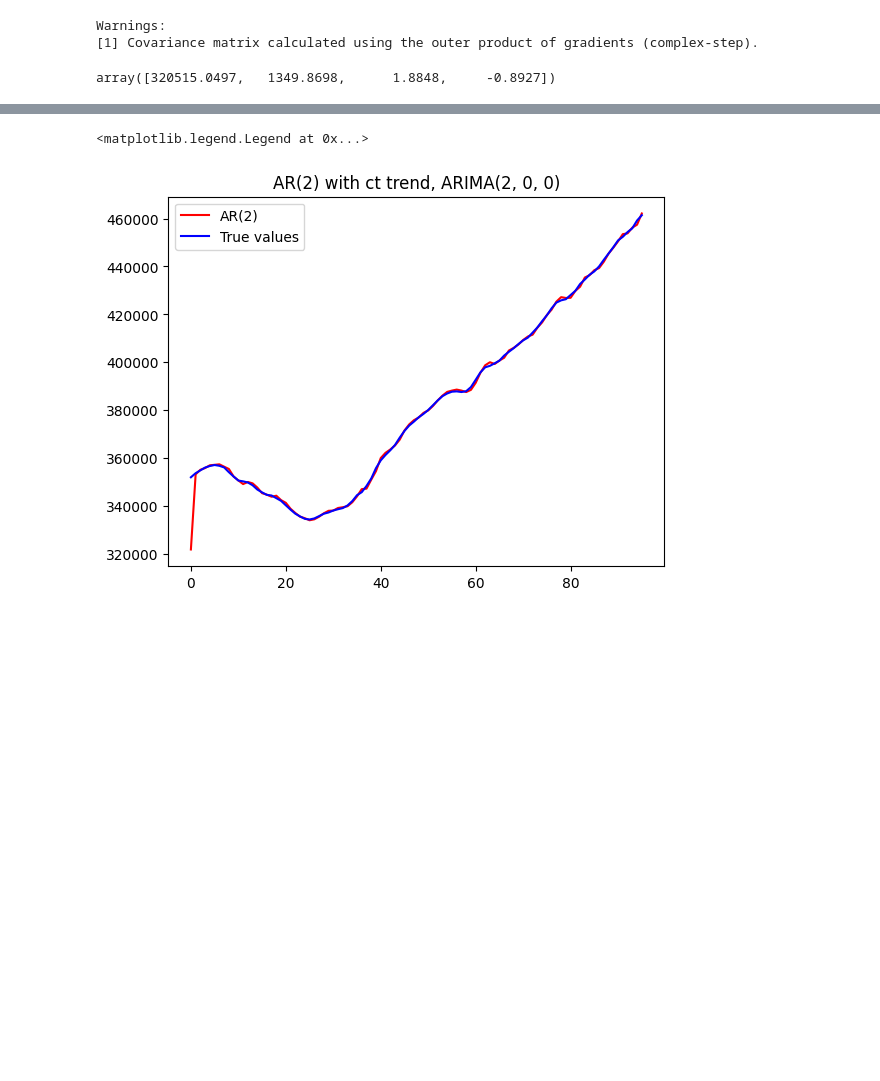
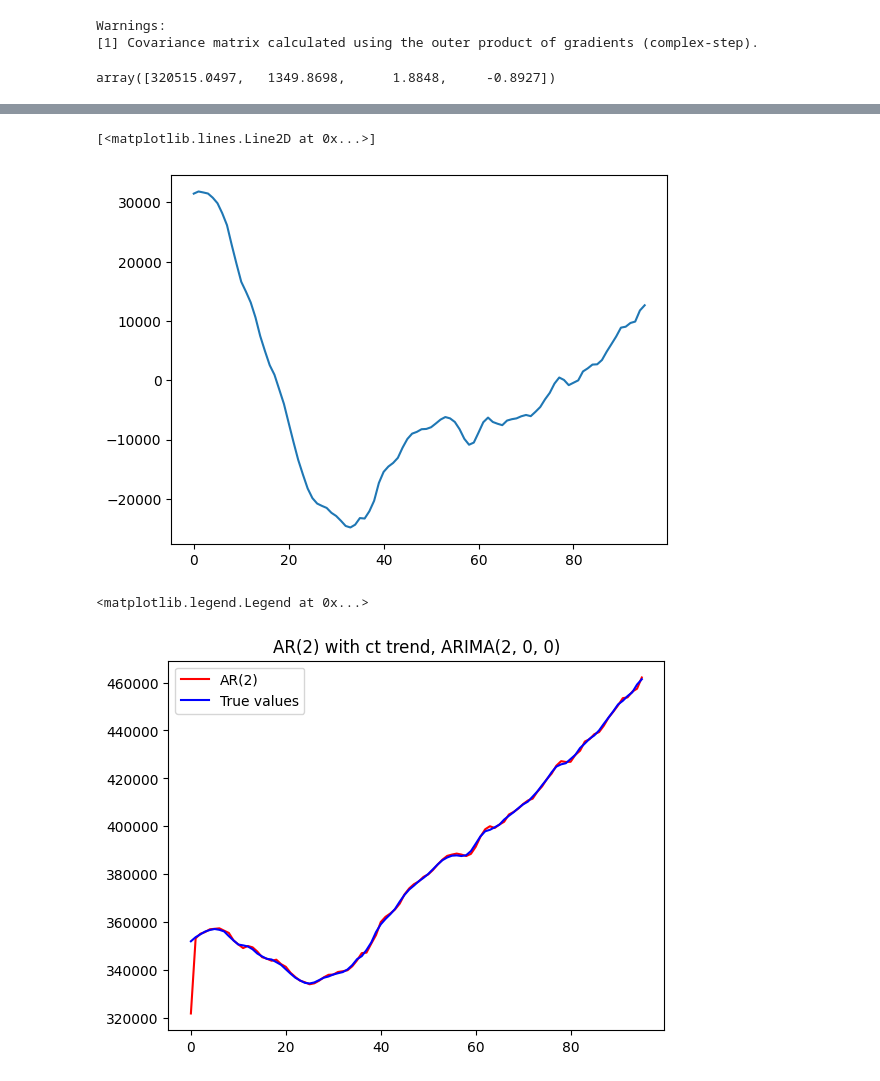
Before and after one commit to adevrent/WQU_DP, a Jupyter notebook: MITx_IDS.S24x/Project 1/Project_1.ipynb, the cells around one changed output, grey strips where cells are left out. Drawn from its saved outputs; the diff is of its cells as text; code cells hidden in the pictures; blank space fills up the shorter version.

Commit message:
Project 1 detrended time series

```diff
--- a/MITx_IDS.S24x/Project 1/Project_1.ipynb
+++ b/MITx_IDS.S24x/Project 1/Project_1.ipynb
@@ -244,3 +246,10 @@ array([320515.0497,   1349.8698,      1.8848,     -0.8927])
+# %%
+t = np.arange(len(train))
+detrended = (train - params[0] - t*params[1])
+plt.plot(detrended)
+# %% [output]
+[<matplotlib.lines.Line2D at 0x...>]
+[figure, added]
 # %%
 plt.plot(res.fittedvalues, c="r", label="AR(2)")
 plt.plot(train, c="b", label="True values")
```
Also changed, not shown: parts of 7 cells of this notebook.
